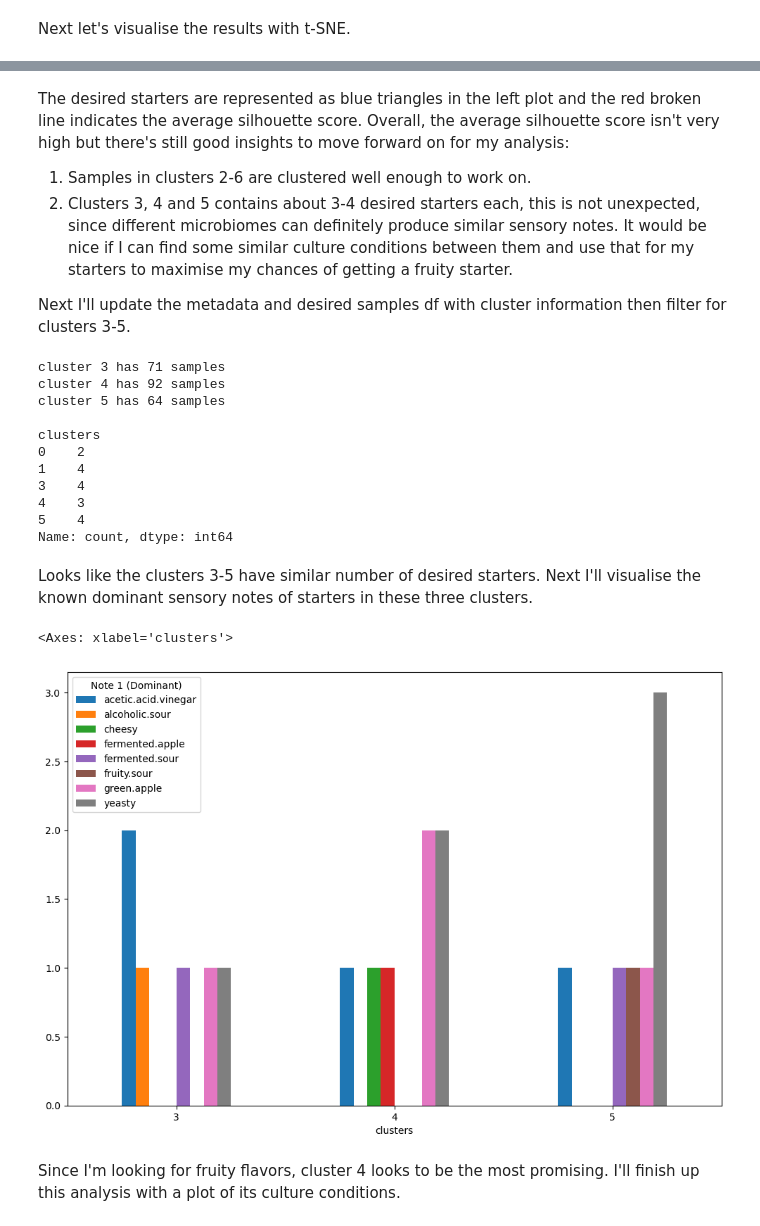
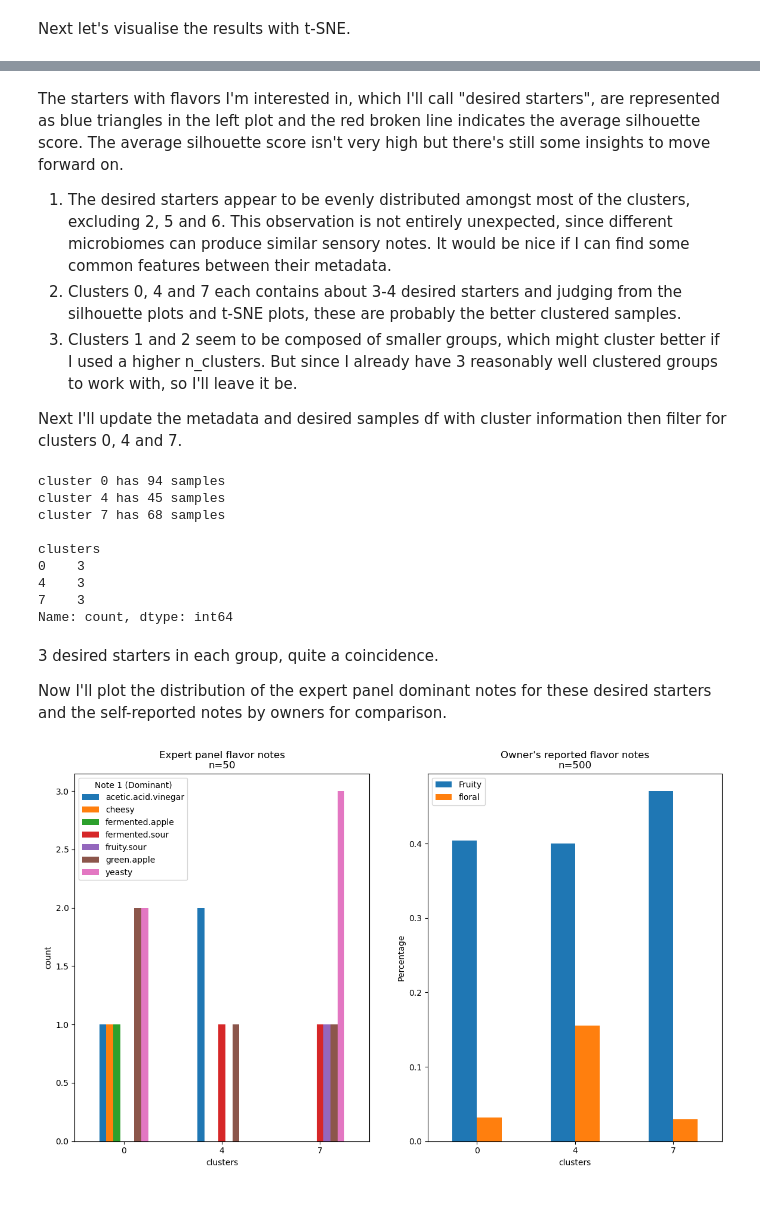
Before and after one commit to Geoff-CQW/sourdough, a Jupyter notebook: sourdough analytics.ipynb, the cells around one changed output, grey strips where cells are left out. Saved outputs shown, nothing was run; the diff lists cells and outputs as text; code cells hidden in the pictures.

Commit message:
made some changes to analysis

```diff
--- a/sourdough analytics.ipynb
+++ b/sourdough analytics.ipynb
@@ -150,7 +172,7 @@ def aggregate_same_species(abund_df, tax_df):
     '''
 
     # ensure ASVs is in the same order in both dfs
-    assert sum(bact_tax['taxonomy8'] == bact.columns[1:]), "ASVs not in same order!"
+    assert sum(tax_df['taxonomy8'] == abund_df.columns[1:]), "ASVs not in same order!"
 
     # collect ASVs with the same species
     from collections import defaultdict
@@ -176,8 +198,8 @@ def aggregate_same_species(abund_df, tax_df):
     return new_df
 # %%
 # aggregate similar species and visualise the data this time
-bact_agg = aggregate_same_species(bact, bact_tax)
-fung_agg = aggregate_same_species(fung, fung_tax)
+bact_agg = aggregate_same_species(bact, bact_tax[bact_tax.iloc[:, 0].isin(lab_aab)].reset_index(drop=True))
+fung_agg = aggregate_same_species(fung, fung_tax[fung_tax.iloc[:, 0].isin(yeast)].reset_index(drop=True))
 
 fig = plt.figure(figsize = (8, 6))
 
@@ -200,11 +220,10 @@ from sklearn.cluster import AgglomerativeClustering
 from sklearn.decomposition import TruncatedSVD
 
 # merge and save dataframes
-# combined = bact_agg.merge(fung_agg, left_on='samples', right_on='samples')
+combined = bact_agg.merge(fung_agg, left_on='samples', right_on='samples')
 # combined.to_csv('data/combined.csv')
-combined = pd.read_csv('data/combined.csv', index_col=0)
+# combined = pd.read_csv('data/combined.csv', index_col=0)
 
-# after some tuning, I decided on 30 components
 tsvd = TruncatedSVD(n_components=30, n_iter=8).fit(combined.iloc[:, 1:])
 
 x_svd = tsvd.transform(combined.iloc[:, 1:])
@@ -236,5 +255,5 @@ best parameters: {'n_clusters': 7}
 # %%
-svd_agg = AgglomerativeClustering(n_clusters=7).fit(x_svd)
+svd_agg = AgglomerativeClustering(n_clusters=9).fit(x_svd)
 
 # create new df with cluster labels
 groups = combined.assign(clusters=svd_agg.labels_)
@@ -294,43 +313,55 @@ for i in range(7):
 # %% [markdown]
-The desired starters are represented as blue triangles in the left plot and the red broken line indicates the average silhouette score. Overall, the average silhouette score isn't very high but there's still good insights to move forward on for my analysis:
+The starters with flavors I'm interested in, which I'll call "desired starters", are represented as blue triangles in the left plot and the red broken line indicates the average silhouette score. The average silhouette score isn't very high but there's still some insights to move forward on.
 
-1. Samples in clusters 2-6 are clustered well enough to work on.
-2. Clusters 3, 4 and 5 contains about 3-4 desired starters each, this is not unexpected, since different microbiomes can definitely produce similar sensory notes. It would be nice if I can find some similar culture conditions between them and use that for my starters to maximise my chances of getting a fruity starter.
+1. The desired starters appear to be evenly distributed amongst most of the clusters, excluding 2, 5 and 6. This observation is not entirely unexpected, since different microbiomes can produce similar sensory notes. It would be nice if I can find some common features between their metadata.
+2. Clusters 0, 4 and 7 each contains about 3-4 desired starters and judging from the silhouette plots and t-SNE plots, these are probably the better clustered samples.
+3. Clusters 1 and 2 seem to be composed of smaller groups, which might cluster better if I used a higher n_clusters. But since I already have 3 reasonably well clustered groups to work with, so I'll leave it be.
 
-Next I'll update the metadata and desired samples df with cluster information then filter for clusters 3-5.
+Next I'll update the metadata and desired samples df with cluster information then filter for clusters 0, 4 and 7.
 # %%
 metadata = metadata.merge(groups.loc[:, ['samples','clusters']], left_on='sample', right_on='samples')
 desired_samples = metadata[metadata['sample'].isin(sensory['Sample'][mask])]
+cluster_mask = desired_samples['clusters'].isin([0, 4, 7])
 
-for i in [3,4,5]:
+for i in [0, 4, 7]:
     print(f'cluster {i} has {sum(metadata["clusters"] == i)} samples')
 
 print()
-print(desired_samples['clusters'].value_counts().sort_index())
+print(desired_samples[cluster_mask]['clusters'].value_counts().sort_index())
 # %% [output]
-cluster 3 has 71 samples
-cluster 4 has 92 samples
-cluster 5 has 64 samples
+cluster 0 has 94 samples
+cluster 4 has 45 samples
+cluster 7 has 68 samples
 
 clusters
-0    2
-1    4
-3    4
+0    3
 4    3
-5    4
+7    3
 Name: count, dtype: int64
-# %% [markdown]
-Looks like the clusters 3-5 have similar number of desired starters. Next I'll visualise the known dominant sensory notes of starters in these three clusters.
+# %% [markdown]
+3 desired starters in each group, quite a coincidence.
+
+Now I'll plot the distribution of the expert panel dominant notes for these desired starters and the self-reported notes by owners for comparison.
 # %%
 sensory = sensory.merge(groups.loc[:, ['samples','clusters']], left_on='Sample', right_on='samples')
 
-clusts = sensory[sensory['clusters'].isin([3,4,5])][['clusters','Note 1 (Dominant)','samples']]
+clusts = sensory[sensory['clusters'].isin([0,4,7])][['clusters','Note 1 (Dominant)','samples']]
 
 clusts_grp = clusts.groupby(['clusters','Note 1 (Dominant)'], as_index=False).count()
 
-clusts_grp.pivot(index='clusters', columns='Note 1 (Dominant)', values='samples').plot(kind='bar', figsize=(12,8), rot=0)
+self_report = metadata[['clusters', 'Fruity', 'floral']][metadata['clusters'].isin([0, 4, 7])]
+
+fig, (ax1, ax2) = plt.subplots(nrows=1, ncols=2, figsize=(14,8))
+
+clusts_grp.pivot(index='clusters', columns='Note 1 (Dominant)', values='samples').plot(kind='bar',rot=0, ax=ax1)
+ax1.set_title('Expert panel flavor notes\nn=50')
+ax1.set_ylabel('count')
+
+
+(self_report.groupby(['clusters']).sum() / self_report.groupby(['clusters']).count()).plot(kind='bar', rot=0, ax=ax2)
+ax2.set_ylabel('Percentage')
+ax2.set_title("Owner's reported flavor notes\nn=500")
+
+plt.show()
 # %% [output]
-<Axes: xlabel='clusters'>
-[figure, old version]
+[figure, new version]
-# %% [markdown]
-Since I'm looking for fruity flavors, cluster 4 looks to be the most promising. I'll finish up this analysis with a plot of its culture conditions.
```
Also changed, not shown: parts of 19 cells of this notebook, 2 other files.
